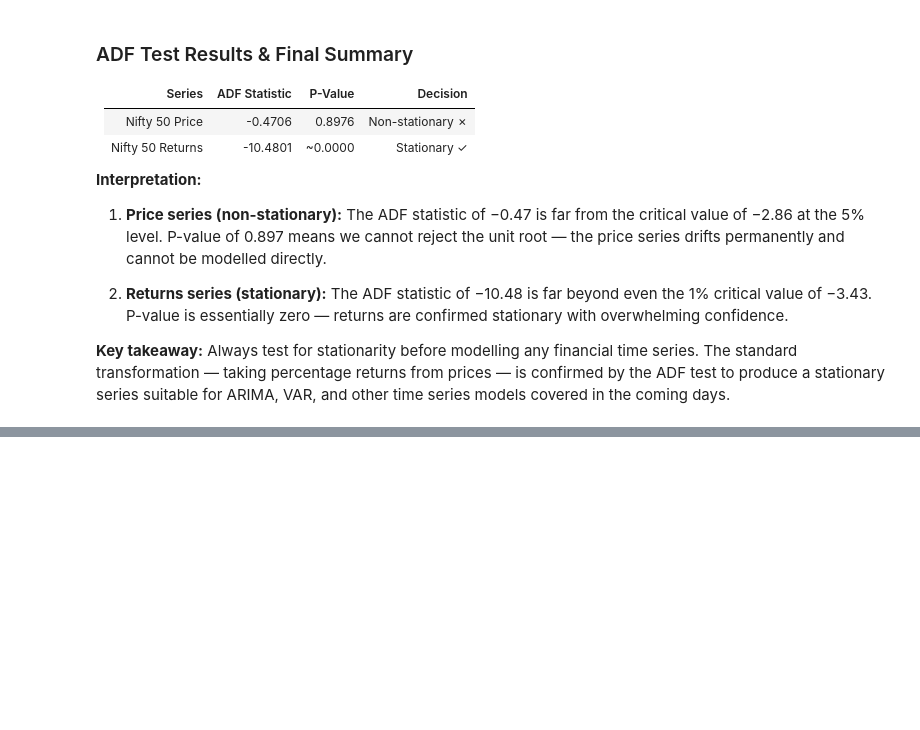
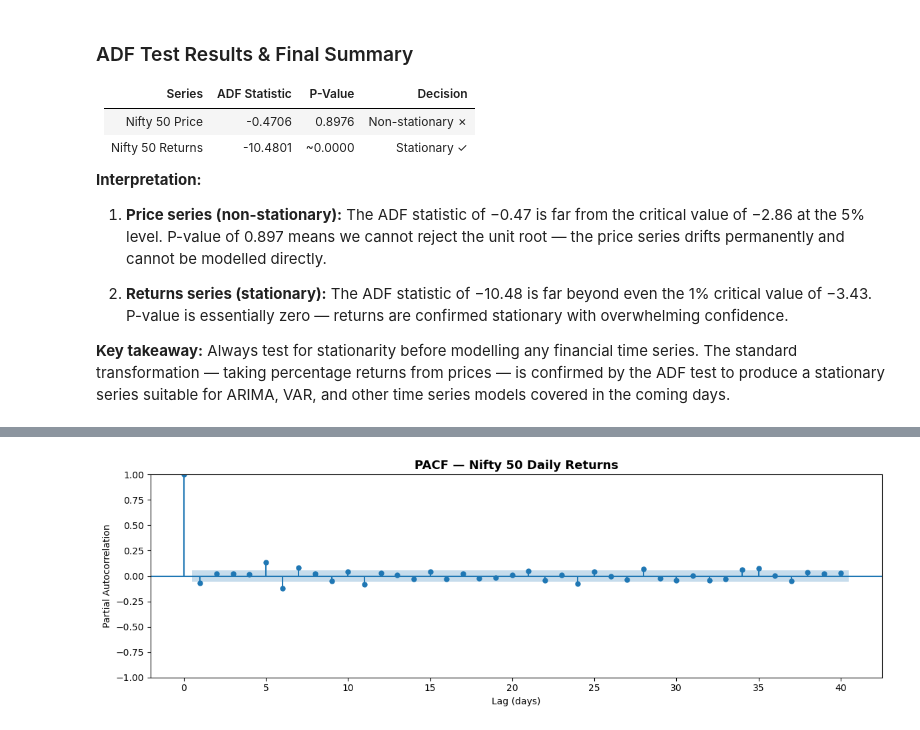
Before and after one commit to andy007-code/decimal-point-prep, a Jupyter notebook: 02-timeseries.ipynb, the cells around one changed output, grey strips where cells are left out. Saved outputs shown, nothing was run; the diff lists cells and outputs as text; code cells hidden in the pictures; blank space fills up the shorter version.

Commit message:
Day 17: ARIMA(1,0,1) on Nifty returns — PACF, model summary, 30-day forecast with CI

```diff
--- a/02-timeseries.ipynb
+++ b/02-timeseries.ipynb
@@ -192,0 +201,12 @@ ARIMA, VAR, and other time series models covered in the coming days.
+# %%
+from statsmodels.graphics.tsaplots import plot_pacf
+
+fig, ax = plt.subplots(figsize=(12, 4))
+plot_pacf(returns.dropna(), lags=40, ax=ax)
+ax.set_title('PACF — Nifty 50 Daily Returns', fontsize=13, fontweight='bold')
+ax.set_xlabel('Lag (days)')
+ax.set_ylabel('Partial Autocorrelation')
+plt.tight_layout()
+plt.show()
+# %% [output]
+[figure, added]
```
Also changed, not shown: parts of 6 cells of this notebook, 1 other file.
